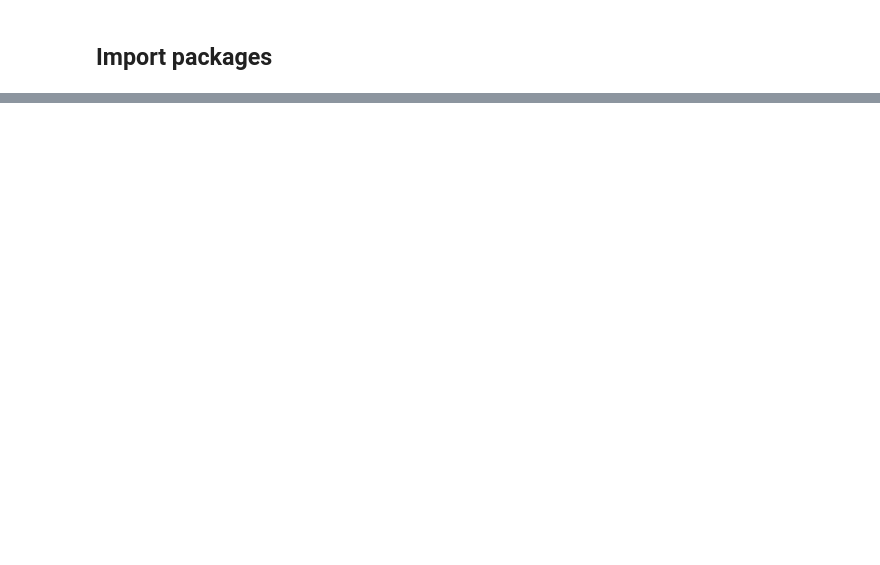
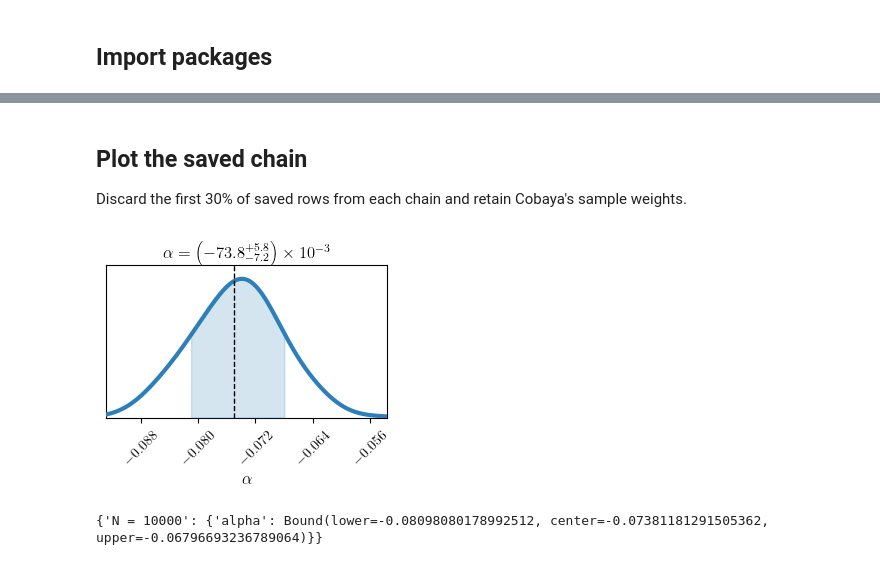
Before and after one commit to nataliehogg/quasar-ddr, a Jupyter notebook: sampler_interface.ipynb, the cells around one changed output, grey strips where cells are left out. Drawn from its saved outputs; the diff is of its cells as text; code cells hidden in the pictures; blank space fills up the shorter version.

```diff
--- a/sampler_interface.ipynb
+++ b/sampler_interface.ipynb
@@ -129,0 +52,20 @@ Chain shape: (160, 7)
+# %%
+resume = False
+
+info = Utilities.sampler_config(dataset, DDRlike)
+priors = {'alpha': {'min': -0.9, 'max': 1.5},
+          'beta': {'min': -1.0, 'max': 1.0}}
+for parameter in info['params']:
+    info['params'][parameter]['prior'] = priors[parameter]
+    info['params'][parameter]['proposal'] = 0.03
+
+info['sampler']['mcmc'].update({
+    'burn_in': 200,
+    'Rminus1_stop': 0.01,
+    'Rminus1_cl_stop': 0.05,
+})
+info['force'] = True
+info['resume'] = resume
+info['debug'] = False
+Path(info['output']).parent.mkdir(parents=True, exist_ok=True)
+print('Chain output:', info['output'])
@@ -130,2 +98,39 @@ Chain shape: (160, 7)
+# %% [markdown]
+## Plot the saved chain
+
+Discard the first 30% of saved rows from each chain and retain Cobaya's sample weights.
+# %%
+chain_root = Path(info['output'])
+burn_fraction = 0.3
+parameters = list(info['params'])
+labels = {'alpha': r'$\alpha$', 'beta': r'$\beta$'}
+
+frames = []
+for path in sorted(chain_root.parent.glob(chain_root.name + '.[0-9]*.txt')):
+    with path.open() as handle:
+        columns = handle.readline().lstrip('#').split()
+    frame = pd.read_csv(path, sep=r'\s+', comment='#', names=columns)
+    frames.append(frame.iloc[int(burn_fraction * len(frame)):])
+if not frames:
+    raise FileNotFoundError(f'No chain files for {chain_root}')
+samples = pd.concat(frames, ignore_index=True)
+
+c = ChainConsumer()
+c.add_chain(Chain(samples=samples[parameters + ['weight']],
+                  weight_column='weight', name=f"N = {metadata['specifications']['n_QSO']}",
+                  color=cool[1],
+                  shade_gradient = 0.8, linewidth=3.0,
+                  bins=10,
+                  smooth=20))
+c.add_truth(Truth(location={p: dataset[p] for p in parameters}, color='k'))
+c.set_plot_config(PlotConfig(labels=labels, usetex=True, serif=True, summarise=True))
+fig = c.plotter.plot(figsize=(3.4, 3.0) if len(parameters) == 1 else (6, 6))
+plt.tight_layout()
+# plt.savefig('/home/nataliehogg/Documents/Projects/davide/figures/current_M1.pdf', dpi=300)
+plt.show()
+print(c.analysis.get_summary())
+# %% [output]
+[figure, added]
+{'N = 10000': {'alpha': Bound(lower=-0.08098080178992512, center=-0.07381181291505362, upper=-0.06796693236789064)}}
 # %%
 fig = c.plotter.plot_walks(convolve=100)
```
Also changed, not shown: parts of 20 cells of this notebook, 1 other file.
